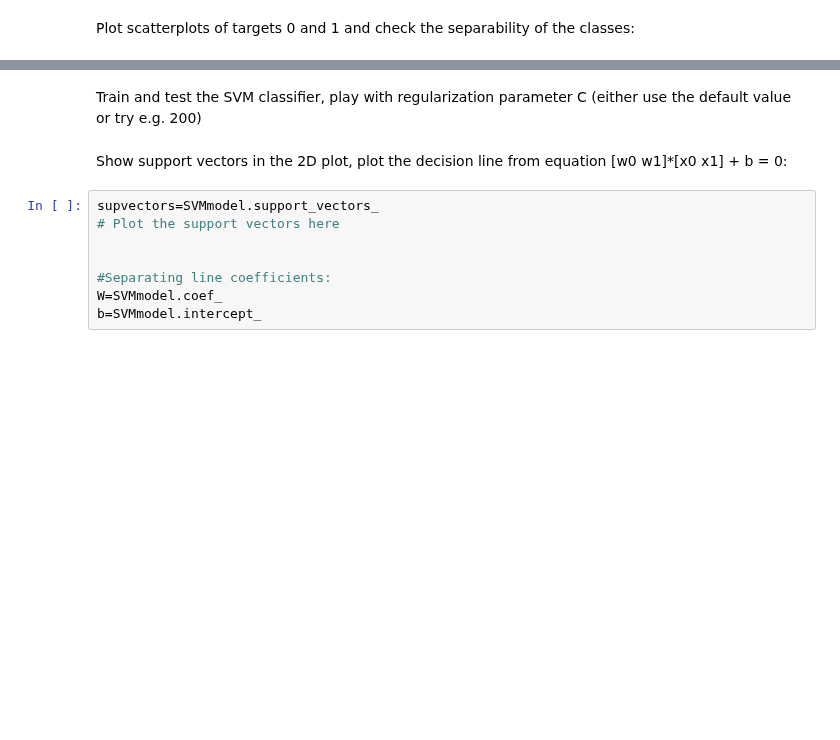
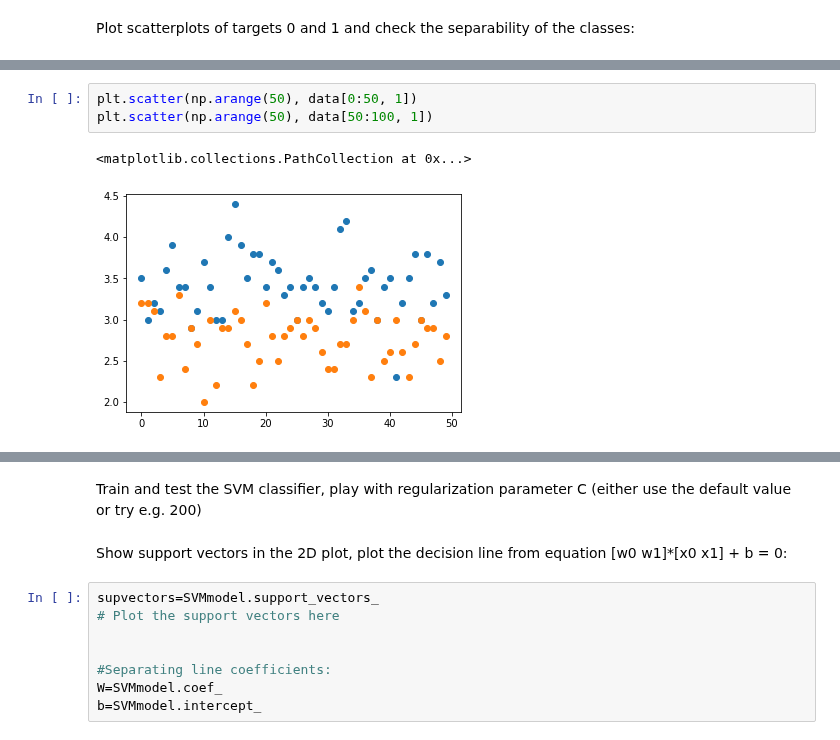
Before and after one commit to KassenBoyaubay/MPA-MLF-Exercises, a Jupyter notebook: Lab_03/Lab_03_exercise.ipynb, the cells around one changed output, grey strips where cells are left out. Cells and saved outputs as stored; diff of their text form; blank space fills up the shorter version.

```diff
--- a/Lab_03/Lab_03_exercise.ipynb
+++ b/Lab_03/Lab_03_exercise.ipynb
@@ -53,0 +82,6 @@ import matplotlib.pyplot as plt
+# %%
+plt.scatter(np.arange(50), data[0:50, 1])
+plt.scatter(np.arange(50), data[50:100, 1])
+# %% [output]
+<matplotlib.collections.PathCollection at 0x...>
+[figure, added]
```
Also changed, not shown: parts of 7 cells of this notebook.
